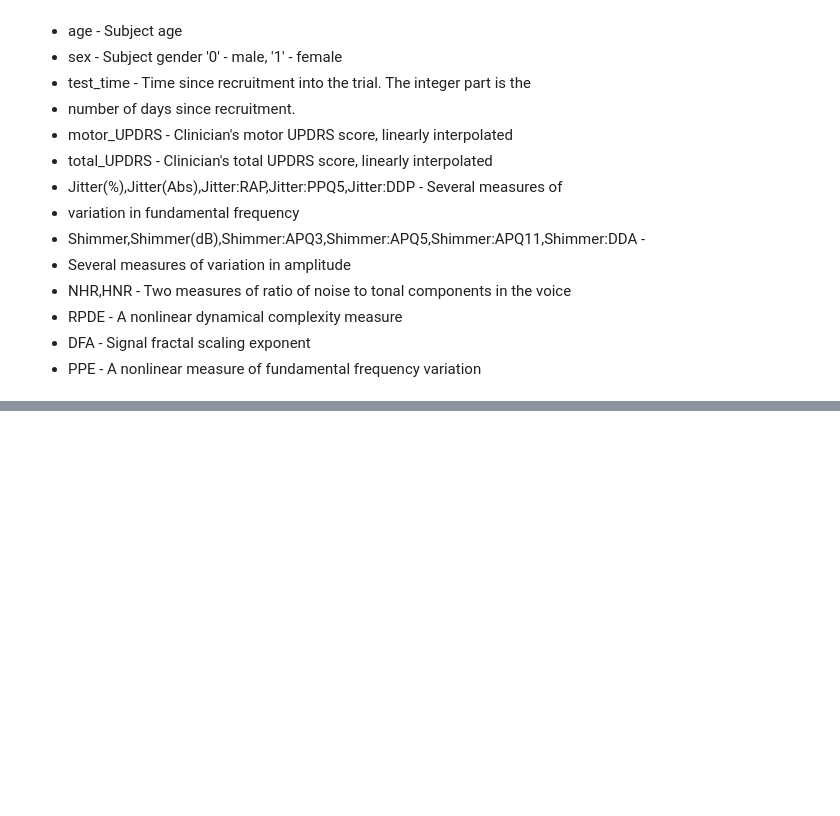
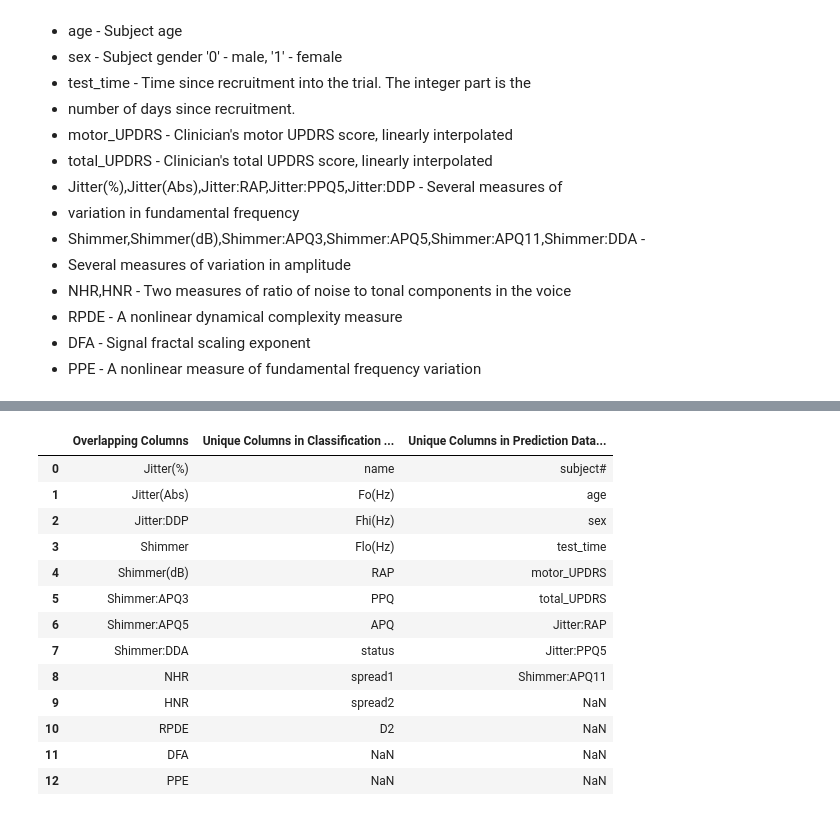
Before and after one commit to AnalyzeVisualize/Parkinson-s-Disease-Detection-w-ML, a Jupyter notebook: main.ipynb, the cells around one changed output, grey strips where cells are left out. Saved outputs shown, nothing was run; the diff lists cells and outputs as text; code cells hidden in the pictures; blank space fills up the shorter version.

```diff
--- a/main.ipynb
+++ b/main.ipynb
@@ -172,0 +216,55 @@ Attribute/Column information:
+# %%
+# Computer how many overlapping columns, and how many unique columns there are in each dataframe, then create and display a table with that data
+# Create a list of the columns in each dataframe
+classification_columns = classification_df.columns
+prediction_columns = prediction_df.columns
+
+# Create a list of the overlapping columns
+overlapping_columns = []
+for column in classification_columns:
+    if column in prediction_columns:
+        overlapping_columns.append(column)
+
+# Create a list of the unique columns in each dataframe
+unique_classification_columns = []
+for column in classification_columns:
+    if column not in prediction_columns:
+        unique_classification_columns.append(column)
+
+unique_prediction_columns = []
+for column in prediction_columns:
+    if column not in classification_columns:
+        unique_prediction_columns.append(column)
+
+# Get the length of the longest list
+max_length = max(len(overlapping_columns), len(unique_classification_columns), len(unique_prediction_columns))
+
+# Pad the shorter lists with np.nan, so that all arrays in the dataframe we create will be of the same length (pandas restriction)
+overlapping_columns = overlapping_columns + [np.nan]*(max_length - len(overlapping_columns))
+unique_classification_columns = unique_classification_columns + [np.nan]*(max_length - len(unique_classification_columns))
+unique_prediction_columns = unique_prediction_columns + [np.nan]*(max_length - len(unique_prediction_columns))
+
+# Create the dataframe
+columns_df = pd.DataFrame({
+    'Overlapping Columns': overlapping_columns,
+    'Unique Columns in Classification Dataframe': unique_classification_columns,
+    'Unique Columns in Prediction Dataframe': unique_prediction_columns
+})
+
+# Display the dataframe
+columns_df
+# %% [output]
+|  | Overlapping Columns | Unique Columns in Classification ... | Unique Columns in Prediction Data... |
+| 0 | Jitter(%) | name | subject# |
+| 1 | Jitter(Abs) | Fo(Hz) | age |
+| 2 | Jitter:DDP | Fhi(Hz) | sex |
+| 3 | Shimmer | Flo(Hz) | test_time |
+| 4 | Shimmer(dB) | RAP | motor_UPDRS |
+| 5 | Shimmer:APQ3 | PPQ | total_UPDRS |
+| 6 | Shimmer:APQ5 | APQ | Jitter:RAP |
+| 7 | Shimmer:DDA | status | Jitter:PPQ5 |
+| 8 | NHR | spread1 | Shimmer:APQ11 |
+| 9 | HNR | spread2 | NaN |
+| 10 | RPDE | D2 | NaN |
+| 11 | DFA | NaN | NaN |
+| 12 | PPE | NaN | NaN |
```
Also changed, not shown: parts of 6 cells of this notebook.
